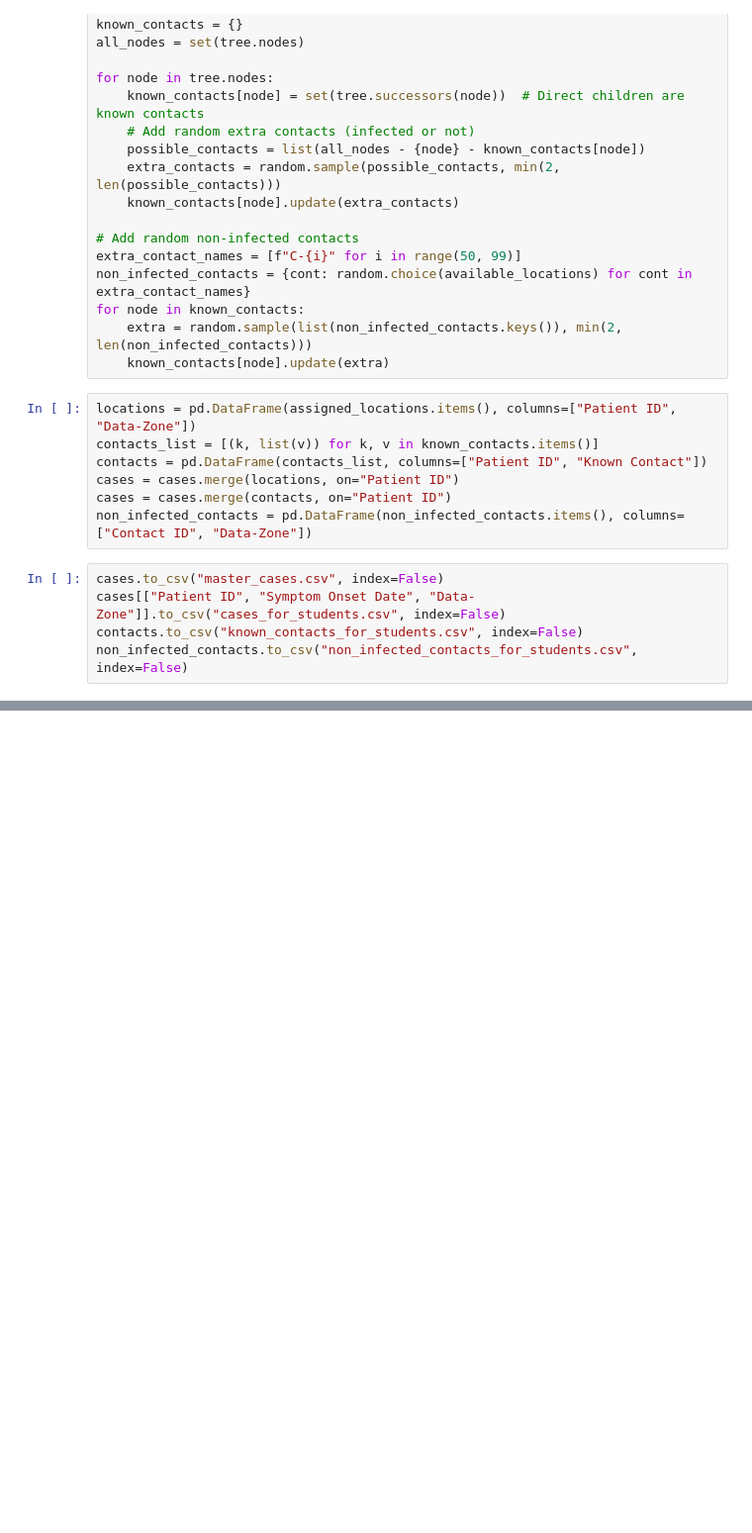
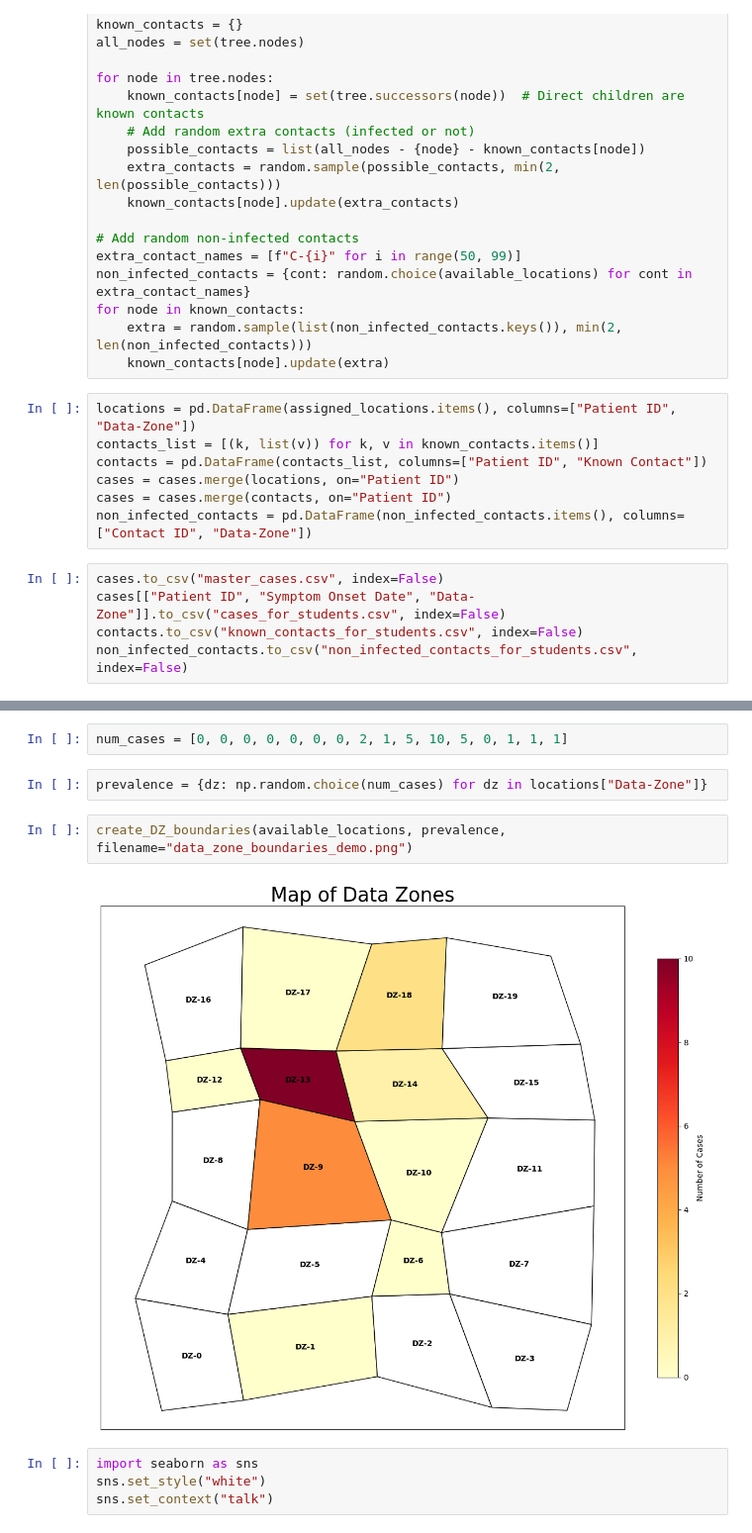
Before and after one commit to Dominic-Arthur/PESC-Activity, a Jupyter notebook: Data.ipynb, the cells around one changed output, grey strips where cells are left out. Shown at 99% size. Cells and saved outputs as stored; diff of their text form; blank space fills up the shorter version.

```diff
--- a/Data.ipynb
+++ b/Data.ipynb
@@ -396,0 +555,12 @@ pairwise_distances.iloc[: 10, :10]
+# %%
+num_cases = [0, 0, 0, 0, 0, 0, 0, 2, 1, 5, 10, 5, 0, 1, 1, 1]
+# %%
+prevalence = {dz: np.random.choice(num_cases) for dz in locations["Data-Zone"]}
+# %%
+create_DZ_boundaries(available_locations, prevalence, filename="data_zone_boundaries_demo.png")
+# %% [output]
+[figure, added]
+# %%
+import seaborn as sns
+sns.set_style("white")
+sns.set_context("talk")
```
Also changed, not shown: parts of 14 cells of this notebook, 17 other files.
